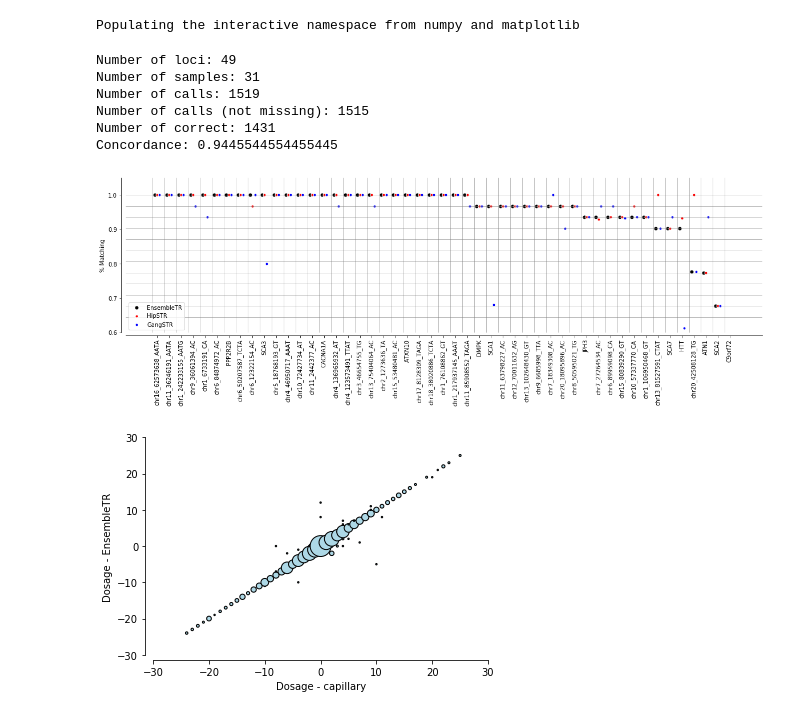
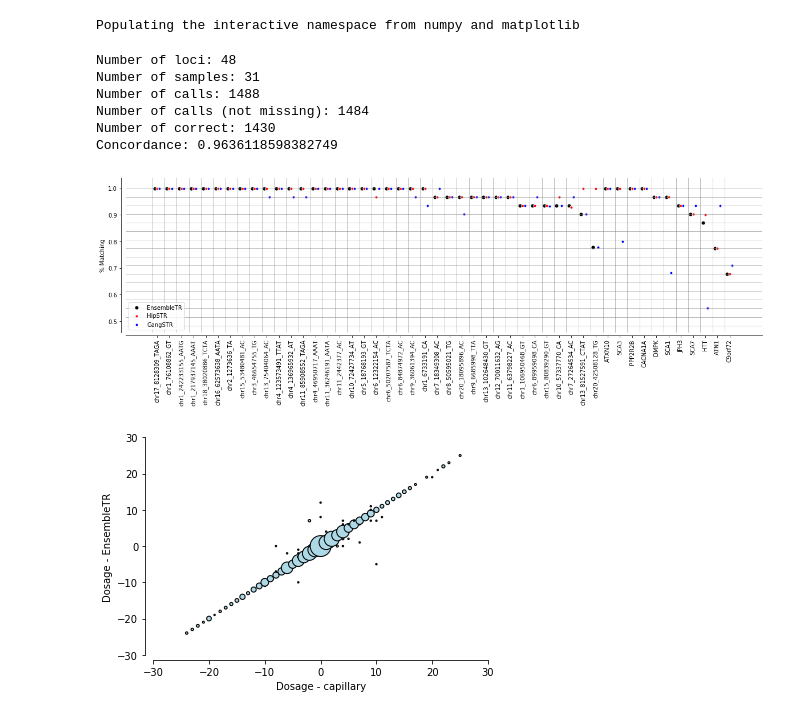
Before and after one commit to gymreklab/1000Genomes-TR-Analysis, a Jupyter notebook: capillary/Capillary-vs-WGS.ipynb, the cells around one changed output. Drawn from its saved outputs; the diff is of its cells as text; code cells hidden in the pictures.

Commit message:
updating capillary analysis

```diff
--- a/capillary/Capillary-vs-WGS.ipynb
+++ b/capillary/Capillary-vs-WGS.ipynb
@@ -8,10 +5,13 @@
 %pylab inline
 import pandas as pd
 
-merged = pd.read_csv("TableS3-WGSvsCapillary.csv")
+merged = pd.read_csv("TableS4-WGSvsCapillary-combined.csv")
 
 # Remove FXN, since no WGS calls
 merged = merged[~merged["PrimerID"].isin(["FXN"])]
+
+# Remove where we couldn't compare
+merged = merged[merged["match.ensemble"].apply(str) != "nan"]
 
 # Get dosages and check matches
 def GetDosage(x):
@@ -28,18 +28,18 @@ print("Number of loci: %s"%(len(set(merged["PrimerID"]))))
 print("Number of samples: %s"%(len(set(merged["SampleID"]))))
 print("Number of calls: %s"%(merged.shape[0]))
 
-num_nonmissing = (merged[merged["Ensemble"]!="./."].shape[0])
-num_correct = (np.sum(merged[merged["Ensemble"]!="./."]["match.ensemble"]))
+num_nonmissing = (merged[(merged["Ensemble"]!="./.") & (merged["Cap.Binned"]!= "./.")].shape[0])
+num_correct = (np.sum(merged[(merged["Ensemble"]!="./.") & (merged["Cap.Binned"]!= "./.")]["match.ensemble"]))
 print("Number of calls (not missing): %s"%num_nonmissing)
 print("Number of correct: %s"%num_correct)
 print("Concordance: %s"%(num_correct/num_nonmissing))
 # %% [output]
-Number of loci: 49
+Number of loci: 48
 Number of samples: 31
-Number of calls: 1519
-Number of calls (not missing): 1515
-Number of correct: 1431
-Concordance: 0.9445544554455445
+Number of calls: 1488
+Number of calls (not missing): 1484
+Number of correct: 1430
+Concordance: 0.9636118598382749
 # %%
 ######## Per-locus accuracy ########
 locdata = merged[merged["Ensemble"]!="./."].groupby(["PrimerID"], as_index=False).agg({"match.ensemble": np.sum, "SampleID": len})
@@ -53,38 +53,40 @@ locdata_h["hipstr.acc"] = locdata_h.apply(lambda x: x["match.hipstr"]/x["SampleI
 
 locdata = pd.merge(locdata, locdata_g[["PrimerID","gangstr.acc"]], how="left", on=["PrimerID"])
 locdata = pd.merge(locdata, locdata_h[["PrimerID","hipstr.acc"]], how="left", on=["PrimerID"])
-locdata = locdata.sort_values("ens.acc", ascending=False)
+locdata["is.disease"] = locdata.apply(lambda x: x["PrimerID"].startswith("chr"), 1)
+locdata = locdata.sort_values(["is.disease", "ens.acc"], ascending=False)
+
 
 w = 0.2
 fig = plt.figure()
 fig.set_size_inches((20, 5))
 ax = fig.add_subplot(111)
 ax.scatter(range(locdata.shape[0]), locdata["ens.acc"], edgecolor="white", color='black',
        label="EnsembleTR", s=50)
 ax.scatter([item+w for item in range(locdata.shape[0])], locdata["hipstr.acc"], edgecolor="white",
        color='red',label="HipSTR", s=25)
 ax.scatter([item+2*w for item in range(locdata.shape[0])], locdata["gangstr.acc"], edgecolor="white",
        color='blue', label="GangSTR", s=25)
 
 for i in range((locdata.shape[0])):
     ax.axvline(x=i-w, linestyle="solid", color="gray", linewidth=0.5)
 
-ax.set_ylim(bottom=0.6, top=1.05)
+#ax.set_ylim(bottom=0.6, top=1.05)
 ax.spines['top'].set_visible(False)
 ax.spines['right'].set_visible(False)
 ax.spines['left'].set_position(('outward', 8))
 ax.spines['bottom'].set_position(('outward', 5))
 plt.rcParams['axes.linewidth']=0.8
 
 ax.set_xticks([item+w for item in range(locdata.shape[0])])
 ax.set_xticklabels(locdata["PrimerID"], rotation=90);
 ax.set_ylabel("% Matching");
 ax.legend(loc="lower left");
 
-for num_corr in range(20, 32):
+for num_corr in range(15, 32):
     ax.axhline(y=num_corr/31, linestyle="solid", color="gray", linewidth=0.5)
 # %% [output]
-[figure, old version]
+[figure, new version]
 # %%
 ######## Bubbles ########
 
@@ -105,4 +107,4 @@ ax.set_ylim(bottom=-30, top=30);
 ax.set_xlabel("Dosage - capillary")
 ax.set_ylabel("Dosage - EnsembleTR");
 # %% [output]
-[figure, old version]
+[figure, new version]
```
Also changed, not shown: parts of 4 cells of this notebook, 9 other files.
